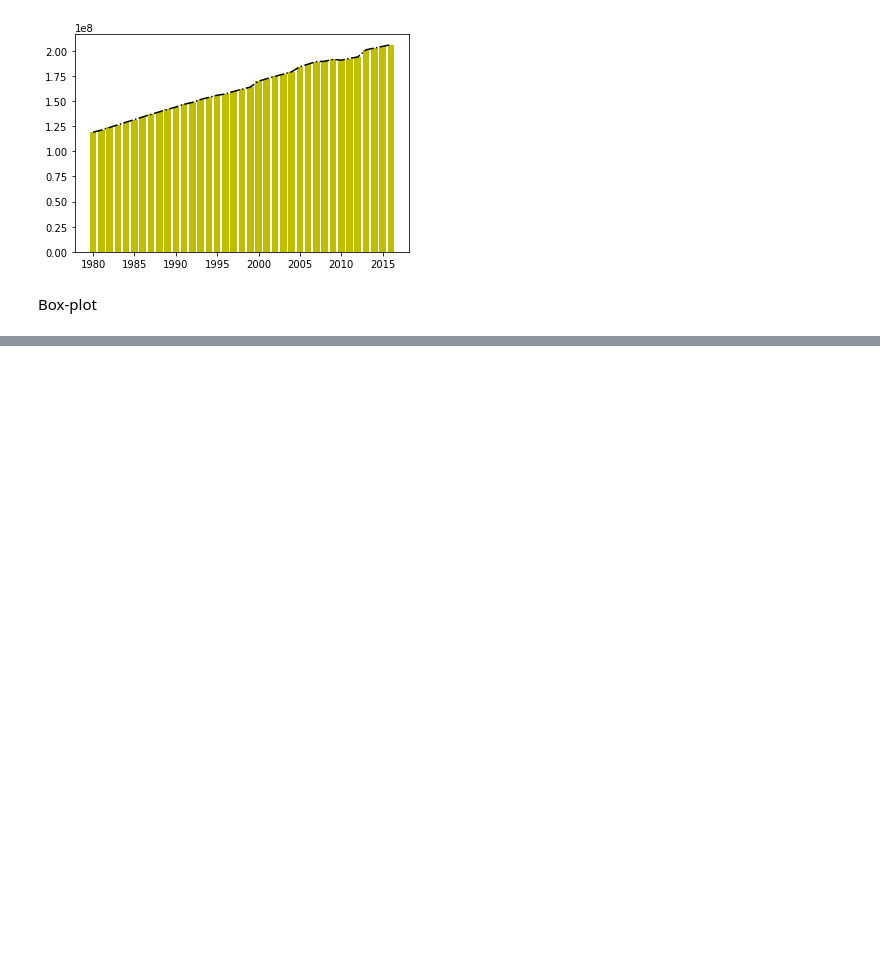
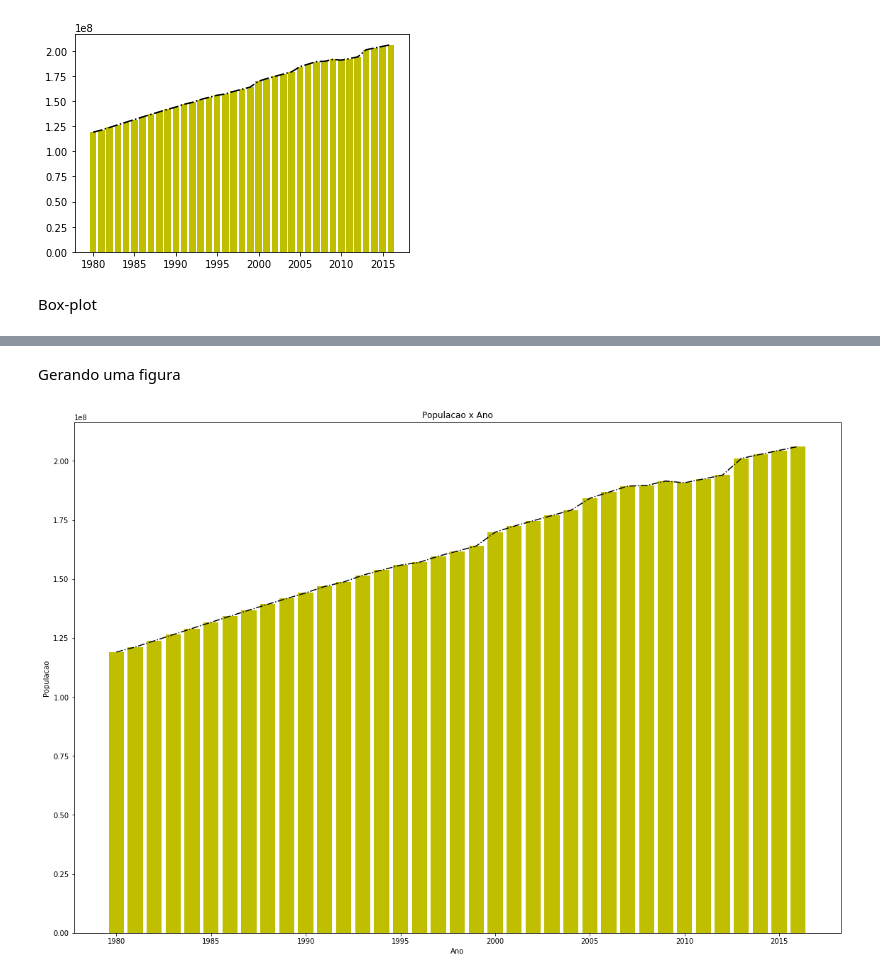
Before and after one commit to vilsonrodrigues/DataScience, a Jupyter notebook: DataVisualization.ipynb, the cells around one changed output, grey strips where cells are left out. Cells and saved outputs as stored; diff of their text form; code cells hidden in the pictures; blank space fills up the shorter version.

```diff
--- a/DataVisualization.ipynb
+++ b/DataVisualization.ipynb
@@ -84,0 +86,13 @@ plt.show()
+# %% [markdown]
+Gerando uma figura
+# %%
+fig = plt.figure()
+axes = fig.add_axes([0.1,0.1,2.5,2.5])#[left, bottom, width, height]
+axes.bar(dados["ano"],dados["population"],color="y")
+axes.plot(dados["ano"],dados["population"],color="black",linestyle="-.")
+axes.set_title("Populacao x Ano")
+axes.set_xlabel("Ano")
+axes.set_ylabel("Populacao")
+plt.show()
+# %% [output]
+[figure, added]
```
Also changed, not shown: parts of 41 cells of this notebook.
